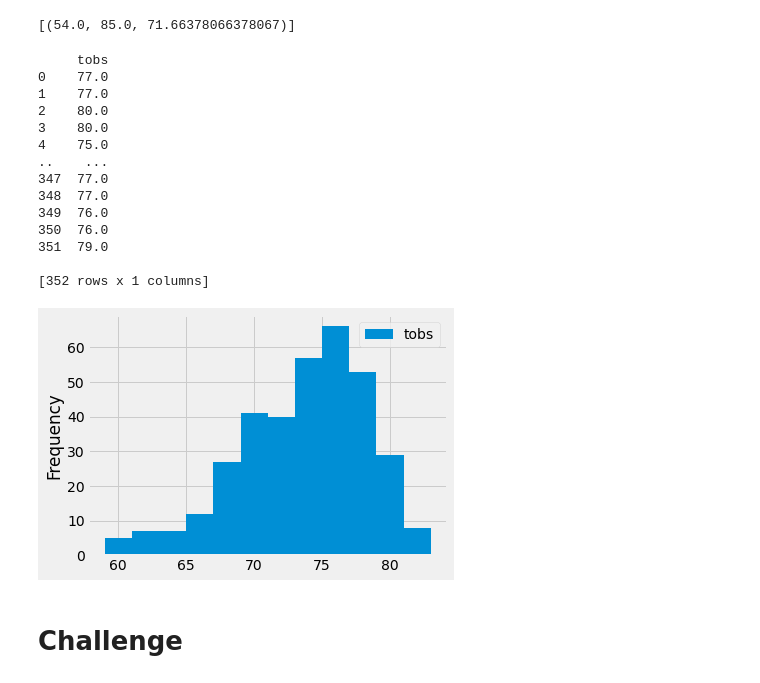
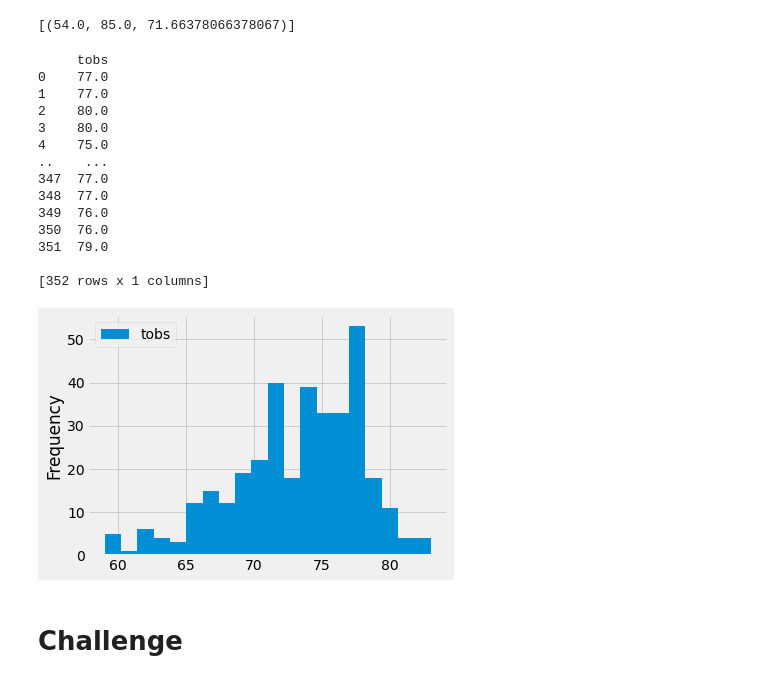
Before and after one commit to khenson1/Surfs-Ups-Analysis, a Jupyter notebook: climate_analysis.ipynb, the cells around one changed output. Drawn from its saved outputs; the diff is of its cells as text; code cells hidden in the pictures.

```diff
--- a/climate_analysis.ipynb
+++ b/climate_analysis.ipynb
@@ -126,29 +126,29 @@ filter(Measurement.station == 'USC00519281').all()
 # %%
 # Choose the station with the highest number of temperature observations.
 # Query the last 12 months of temperature observation data for this station and plot the results as a histogram
 results = session.query(Measurement.tobs).\
 filter(Measurement.station == 'USC00519281').\
 filter(Measurement.date >= prev_year).all()
 df = pd.DataFrame(results, columns=['tobs'])
-df.plot.hist(bins=12)
+df.plot.hist(bins=20)
 plt.tight_layout()
 print(df)
 # %% [output]
      tobs
 0    77.0
 1    77.0
 2    80.0
 3    80.0
 4    75.0
 ..    ...
 347  77.0
 348  77.0
 349  76.0
 350  76.0
 351  79.0
 
 [352 rows x 1 columns]
-[figure, old version]
+[figure, new version]
 # %%
 # Write a function called `calc_temps` that will accept start date and end date in the format '%Y-%m-%d'
 # and return the minimum, average, and maximum temperatures for that range of dates
```
Also changed, not shown: 15 other files.
